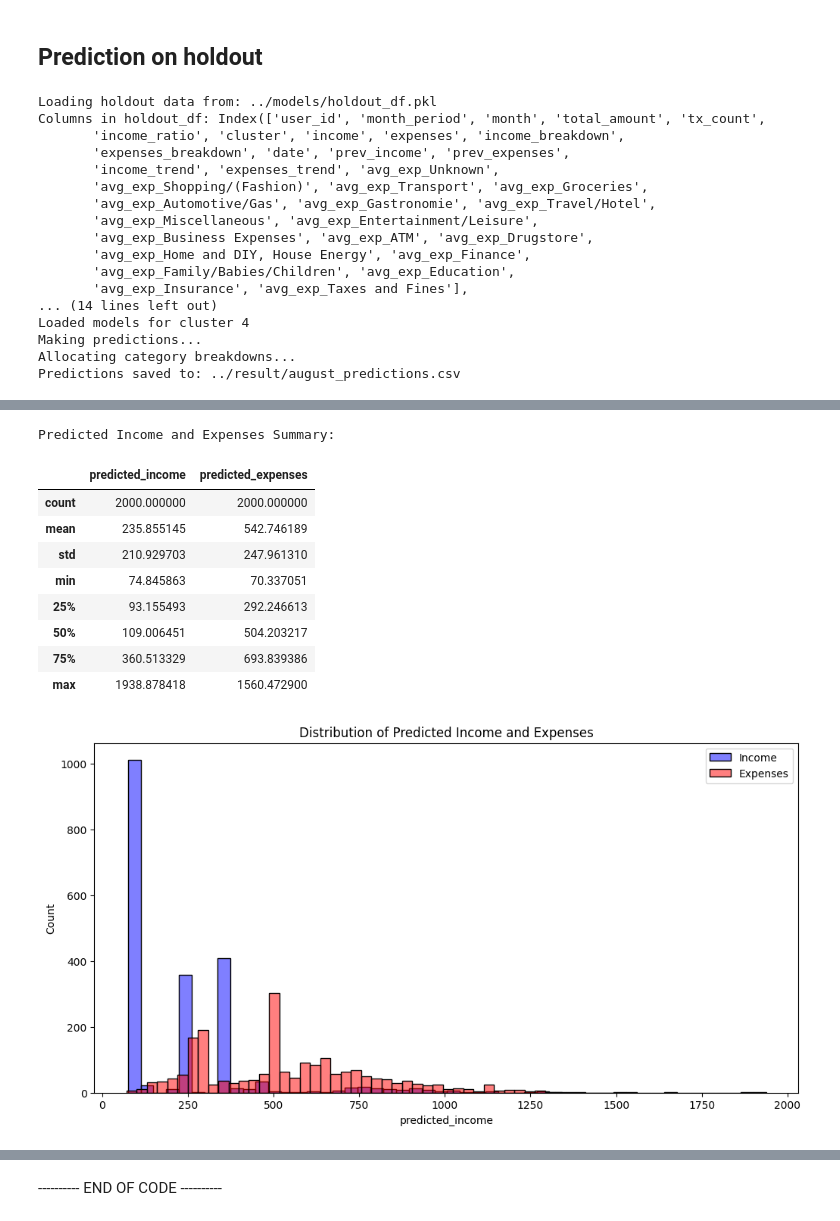
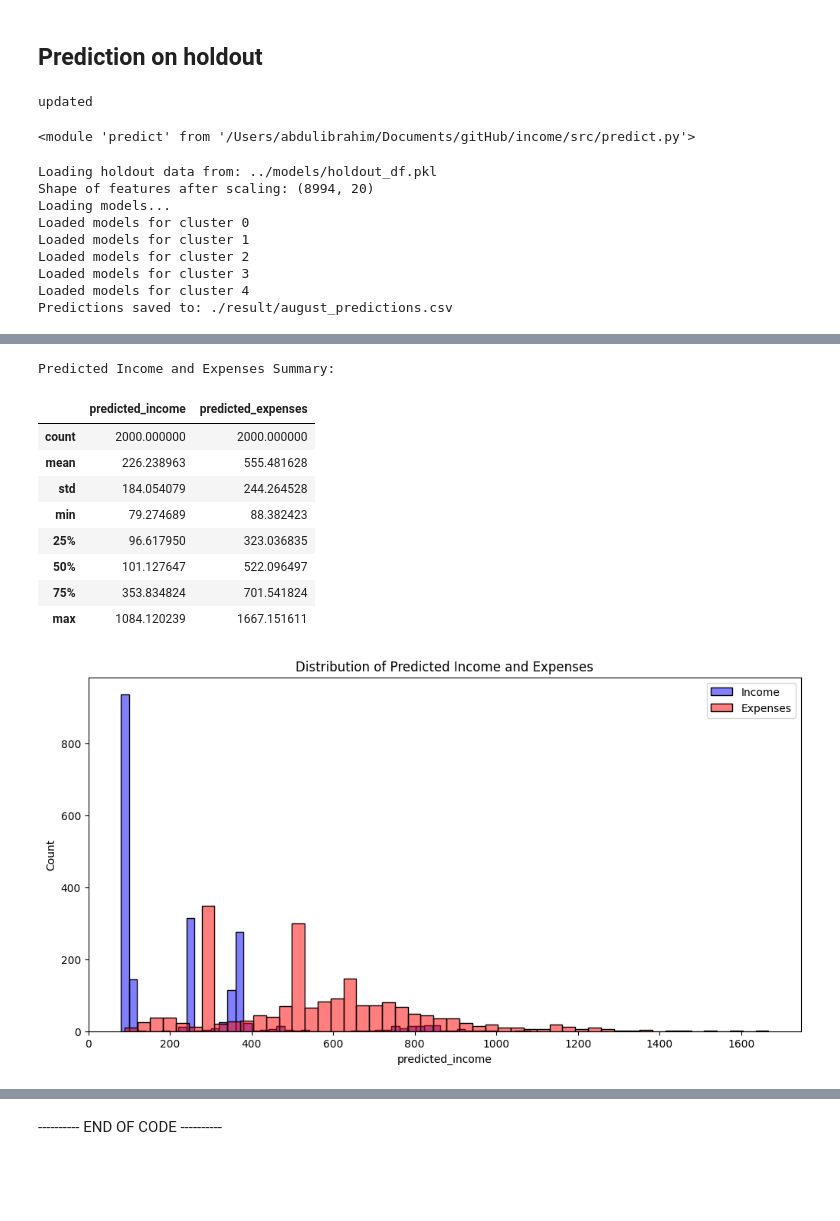
Before and after one commit to aadinoyiibrahim/income, a Jupyter notebook: src/analysis.ipynb, the cells around one changed output, grey strips where cells are left out. Drawn from its saved outputs; the diff is of its cells as text; code cells hidden in the pictures; blank space fills up the shorter version.

```diff
--- a/src/analysis.ipynb
+++ b/src/analysis.ipynb
@@ -394,6 +398,13 @@ Training income model for cluster 2...
 ... (15 outputs left out)
 # %% [markdown]
 ## Prediction on holdout
+# %%
+import importlib
+import predict
+importlib.reload(predict)
+# %% [output]
+updated
+<module 'predict' from '/Users/abdulibrahim/Documents/gitHub/income/src/predict.py'>
 # %%
 '''
 ---------------------------
@@ -401,7 +412,7 @@ predict models
 ---------------------------
 '''
 
-predictions = predict_and_aggregate()
+predictions = predict_and_aggregate(models_dir ='../models')
 display(predictions.head(10))
 
 # Summary of predictions
@@ -418,20 +429,12 @@ plt.savefig('../img/predictions_dist.png')
 plt.show()
 # %% [output]
 Loading holdout data from: ../models/holdout_df.pkl
-Columns in holdout_df: Index(['user_id', 'month_period', 'month', 'total_amount', 'tx_count',
-       'income_ratio', 'cluster', 'income', 'expenses', 'income_breakdown',
-       'expenses_breakdown', 'date', 'prev_income', 'prev_expenses',
-       'income_trend', 'expenses_trend', 'avg_exp_Unknown',
-       'avg_exp_Shopping/(Fashion)', 'avg_exp_Transport', 'avg_exp_Groceries',
-       'avg_exp_Automotive/Gas', 'avg_exp_Gastronomie', 'avg_exp_Travel/Hotel',
-       'avg_exp_Miscellaneous', 'avg_exp_Entertainment/Leisure',
-       'avg_exp_Business Expenses', 'avg_exp_ATM', 'avg_exp_Drugstore',
-       'avg_exp_Home and DIY, House Energy', 'avg_exp_Finance',
-       'avg_exp_Family/Babies/Children', 'avg_exp_Education',
-       'avg_exp_Insurance', 'avg_exp_Taxes and Fines'],
-... (14 lines left out)
+Shape of features after scaling: (8994, 20)
+Loading models...
+Loaded models for cluster 0
+Loaded models for cluster 1
+Loaded models for cluster 2
+Loaded models for cluster 3
 Loaded models for cluster 4
-Making predictions...
-Allocating category breakdowns...
-Predictions saved to: ../result/august_predictions.csv
+Predictions saved to: ./result/august_predictions.csv
 |  | user_id | predicted_income | predicted_expenses | predicted_income_breakdown | predicted_expenses_breakdown |
@@ -448,11 +451,11 @@ Predictions saved to: ../result/august_predictions.csv
 Predicted Income and Expenses Summary:
 |  | predicted_income | predicted_expenses |
 | count | 2000.000000 | 2000.000000 |
-| mean | 235.855145 | 542.746189 |
-| std | 210.929703 | 247.961310 |
-| min | 74.845863 | 70.337051 |
-| 25% | 93.155493 | 292.246613 |
-| 50% | 109.006451 | 504.203217 |
-| 75% | 360.513329 | 693.839386 |
-| max | 1938.878418 | 1560.472900 |
+| mean | 226.238963 | 555.481628 |
+| std | 184.054079 | 244.264528 |
+| min | 79.274689 | 88.382423 |
+| 25% | 96.617950 | 323.036835 |
+| 50% | 101.127647 | 522.096497 |
+| 75% | 353.834824 | 701.541824 |
+| max | 1084.120239 | 1667.151611 |
-[figure, old version]
+[figure, new version]
```
Also changed, not shown: parts of 12 cells of this notebook, 24 other files.
